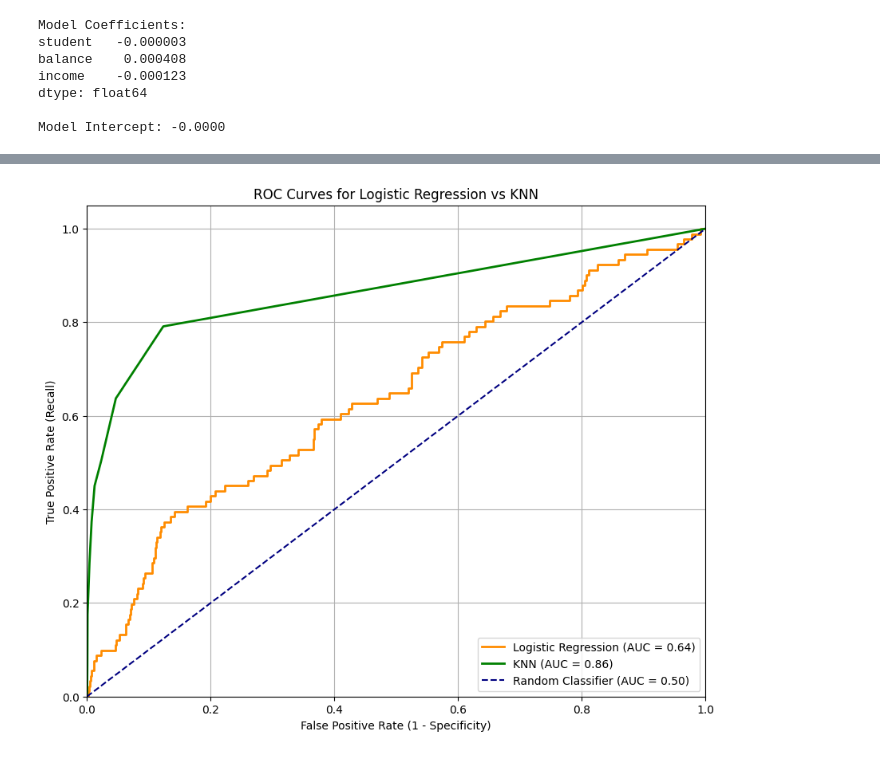
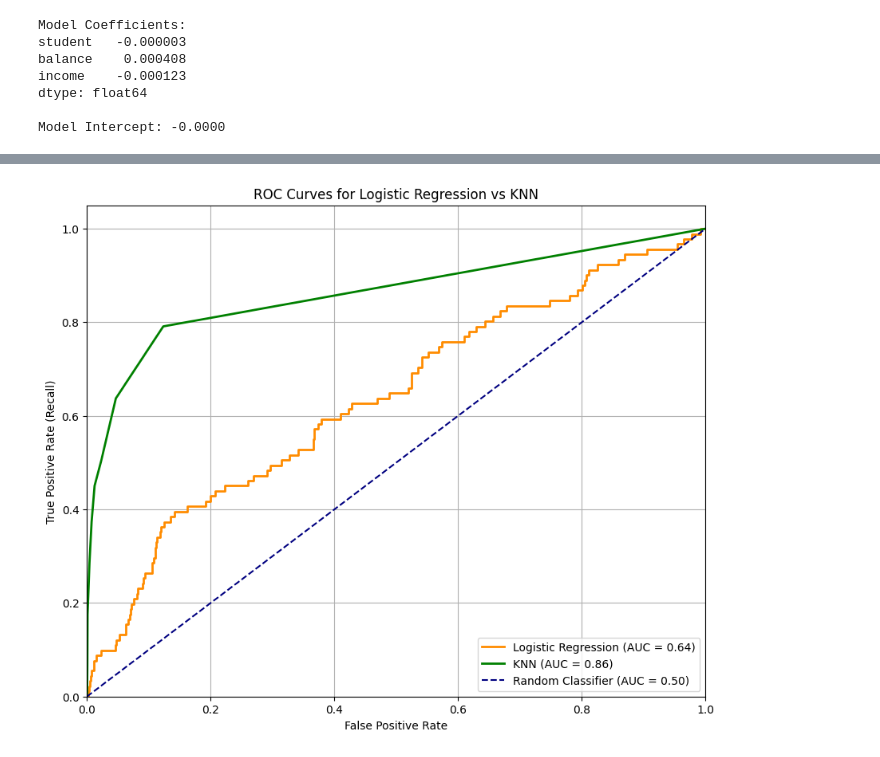
Before and after one commit to Katpst/ML, a Jupyter notebook: Credit_Default_Classification.ipynb, the cells around one changed output, grey strips where cells are left out. Cells and saved outputs as stored; diff of their text form; code cells hidden in the pictures.

```diff
--- a/Credit_Default_Classification.ipynb
+++ b/Credit_Default_Classification.ipynb
@@ -250,32 +248,31 @@ KNN (0.201835) provides a better balance between Recall and Precision than Logis
 # %%
 from sklearn.metrics import roc_curve, auc
 import matplotlib.pyplot as plt
 
 plt.figure(figsize=(10, 8))
 
-# --- ROC Curve for Logistic Regression ---
+# ROC for Logistic Regression
 fpr_log, tpr_log, _ = roc_curve(y_test, y_prob_log_reg)
 auc_log = auc(fpr_log, tpr_log)
 plt.plot(fpr_log, tpr_log, lw=2, label=f'Logistic Regression (AUC = {auc_log:.2f})', color='darkorange')
 
-# --- ROC Curve for KNN (using scaled test data) ---
+# ROC for KNN (using scaled test data)
 fpr_knn, tpr_knn, _ = roc_curve(y_test, y_prob_knn)
 auc_knn = auc(fpr_knn, tpr_knn)
 plt.plot(fpr_knn, tpr_knn, lw=2, label=f'KNN (AUC = {auc_knn:.2f})', color='green')
 
-# --- Random baseline ---
+# Random baseline
 plt.plot([0, 1], [0, 1], linestyle='--', color='navy', label='Random Classifier (AUC = 0.50)')
 
-# --- Plot formatting ---
 plt.xlim([0.0, 1.0])
 plt.ylim([0.0, 1.05])
-plt.xlabel('False Positive Rate (1 - Specificity)')
+plt.xlabel('False Positive Rate')
 plt.ylabel('True Positive Rate (Recall)')
 plt.title('ROC Curves for Logistic Regression vs KNN')
 plt.legend(loc="lower right")
 plt.grid(True)
 
 plt.show()
 # %% [output]
-[figure, old version]
+[figure, new version]
 # %% [markdown]
```
Also changed, not shown: parts of 14 cells of this notebook.
